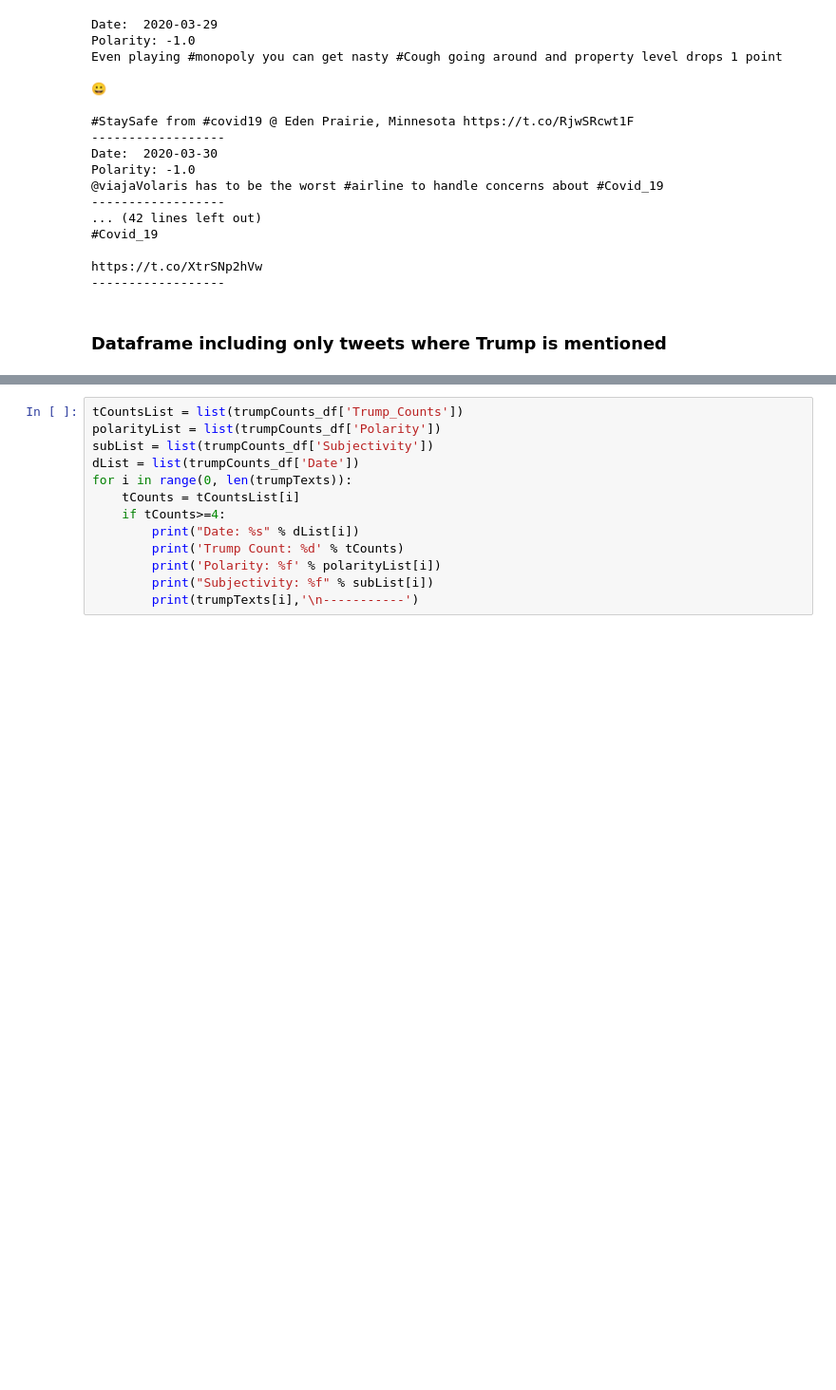
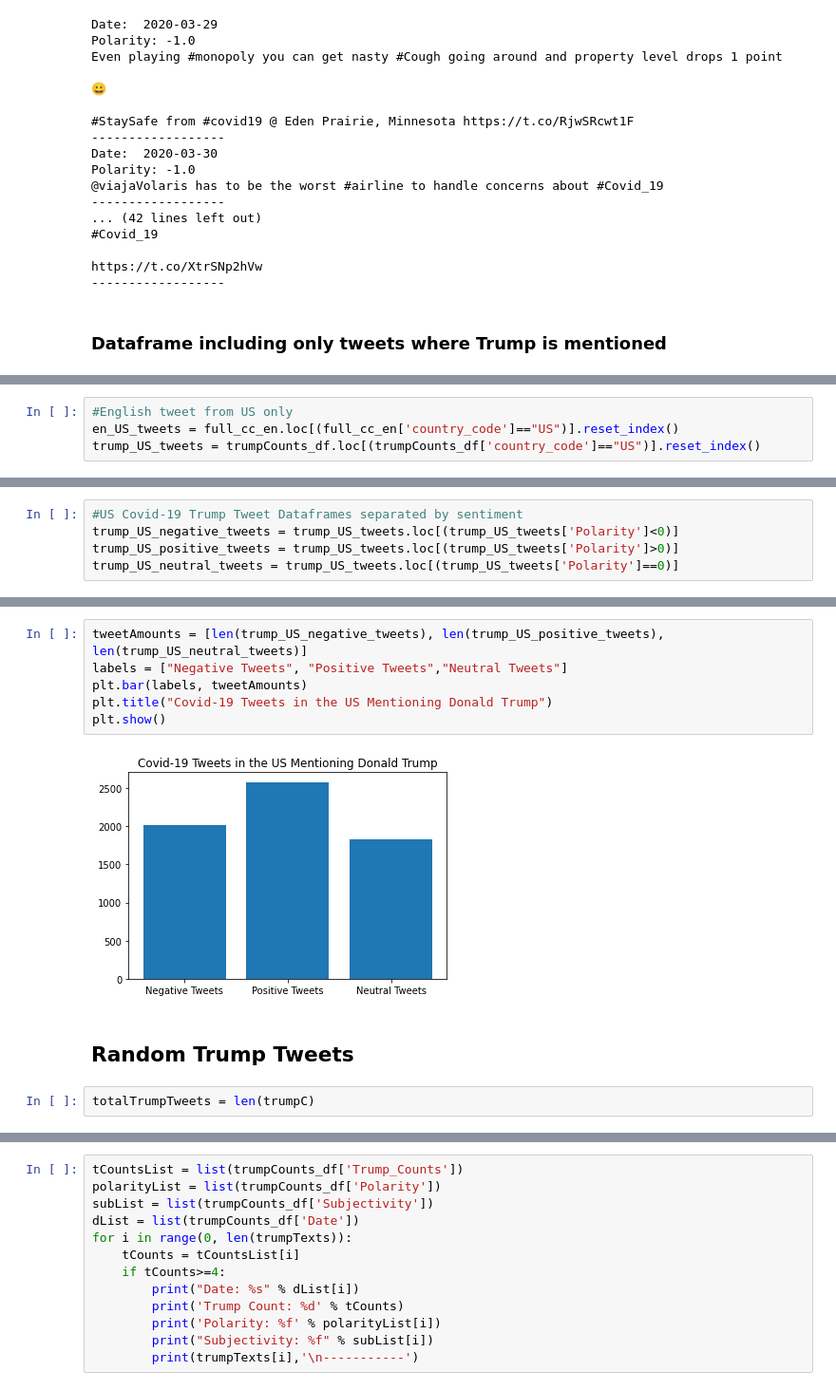
Before and after one commit to adrielk/Covid19-ML-and-Analysis, a Jupyter notebook: Covid-19 and Sentiment.ipynb, the cells around one changed output, grey strips where cells are left out. Shown at 95% size. Saved outputs shown, nothing was run; the diff lists cells and outputs as text; blank space fills up the shorter version.

```diff
--- a/Covid-19 and Sentiment.ipynb
+++ b/Covid-19 and Sentiment.ipynb
@@ -568,0 +579,4 @@ trumpCounts_df.head()
+# %%
+#English tweet from US only
+en_US_tweets = full_cc_en.loc[(full_cc_en['country_code']=="US")].reset_index()
+trump_US_tweets = trumpCounts_df.loc[(trumpCounts_df['country_code']=="US")].reset_index()
@@ -568,0 +590,5 @@ trumpCounts_df.head()
+# %%
+#US Covid-19 Trump Tweet Dataframes separated by sentiment
+trump_US_negative_tweets = trump_US_tweets.loc[(trump_US_tweets['Polarity']<0)]
+trump_US_positive_tweets = trump_US_tweets.loc[(trump_US_tweets['Polarity']>0)]
+trump_US_neutral_tweets = trump_US_tweets.loc[(trump_US_tweets['Polarity']==0)]
@@ -569,3 +644,15 @@ trumpCounts_df.head()
+# %%
+tweetAmounts = [len(trump_US_negative_tweets), len(trump_US_positive_tweets), len(trump_US_neutral_tweets)]
+labels = ["Negative Tweets", "Positive Tweets","Neutral Tweets"]
+plt.bar(labels, tweetAmounts)
+plt.title("Covid-19 Tweets in the US Mentioning Donald Trump")
+plt.show()
+# %% [output]
+[figure, added]
+# %% [markdown]
+## Random Trump Tweets
+# %%
+totalTrumpTweets = len(trumpC)
 # %%
 trumpTexts = trumpCounts_df['text']
 for i in range(0,5):
```
Also changed, not shown: parts of 12 cells of this notebook.
